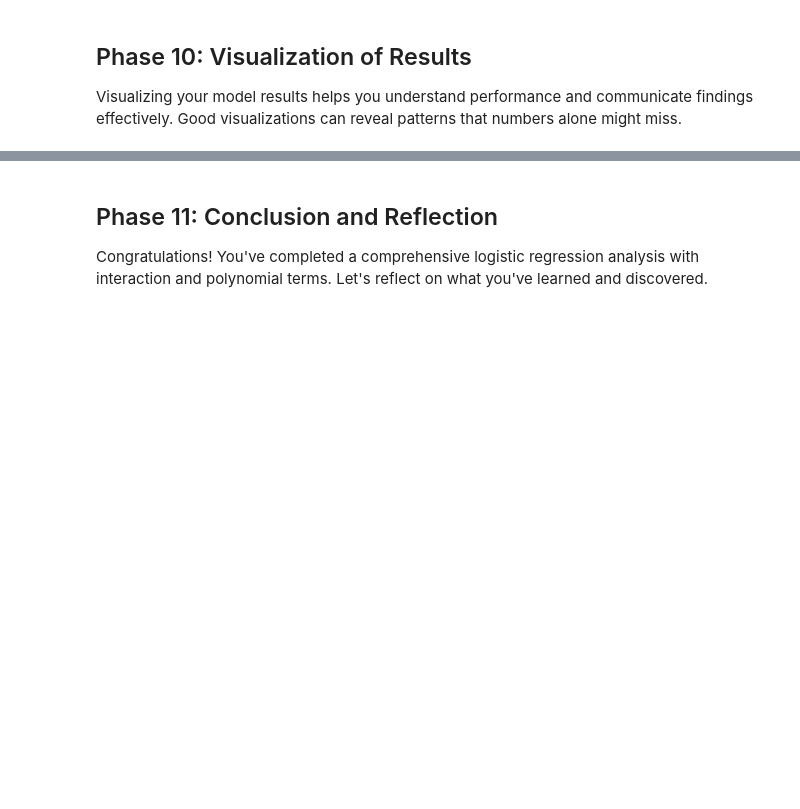
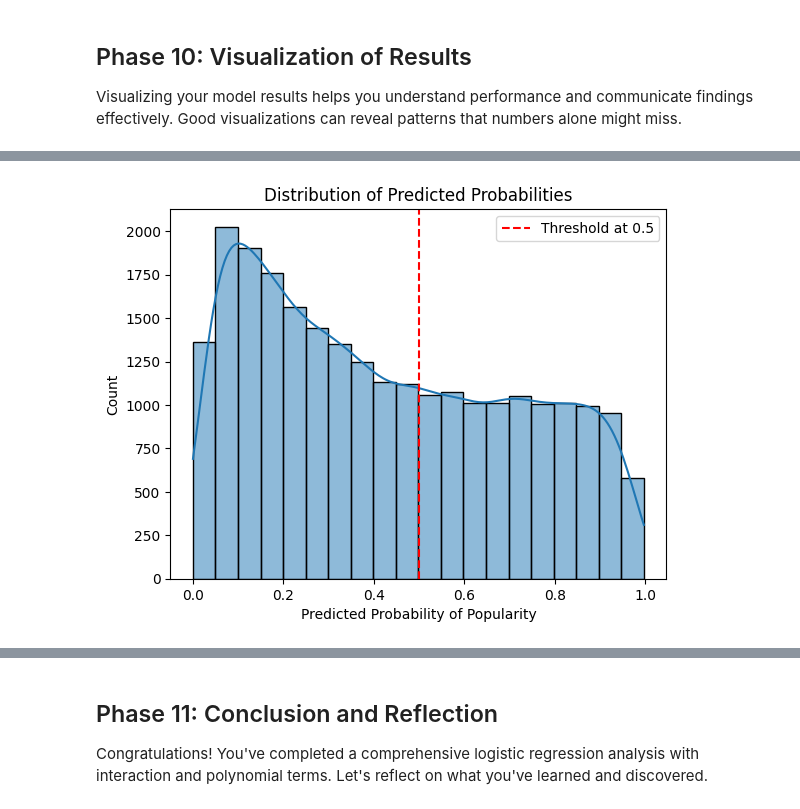
Before and after one commit to Tuminha/Harry-Potter, a Jupyter notebook: notebooks/harry_potter_logistic_regression.ipynb, the cells around one changed output, grey strips where cells are left out. Drawn from its saved outputs; the diff is of its cells as text; code cells hidden in the pictures; blank space fills up the shorter version.

```diff
--- a/notebooks/harry_potter_logistic_regression.ipynb
+++ b/notebooks/harry_potter_logistic_regression.ipynb
@@ -1378,10 +1403,19 @@ Visualizing your model results helps you understand performance and communicate
 # %%
 # TODO: Visualize predicted probabilities distribution
 # Hint: Create histograms of predicted probabilities for each class (popular vs not popular)
 # Use your model's .predict_proba() output
 # This shows how confident your model is in its predictions
 
 # Write your code here:
+sns.histplot(y_pred_proba[:, 1], bins=20, kde=True)
+plt.xlabel('Predicted Probability of Popularity')
+plt.ylabel('Count')
+plt.title('Distribution of Predicted Probabilities')
+plt.axvline(x=0.5, color='red', linestyle='--', label='Threshold at 0.5')
+plt.legend()
+plt.show()
+# %% [output]
+[figure, added]
 # %%
 # TODO: Create a feature importance visualization
 # Hint: Plot the coefficients from your model (absolute values)
```
Also changed, not shown: parts of 3 cells of this notebook, 4 other files.
